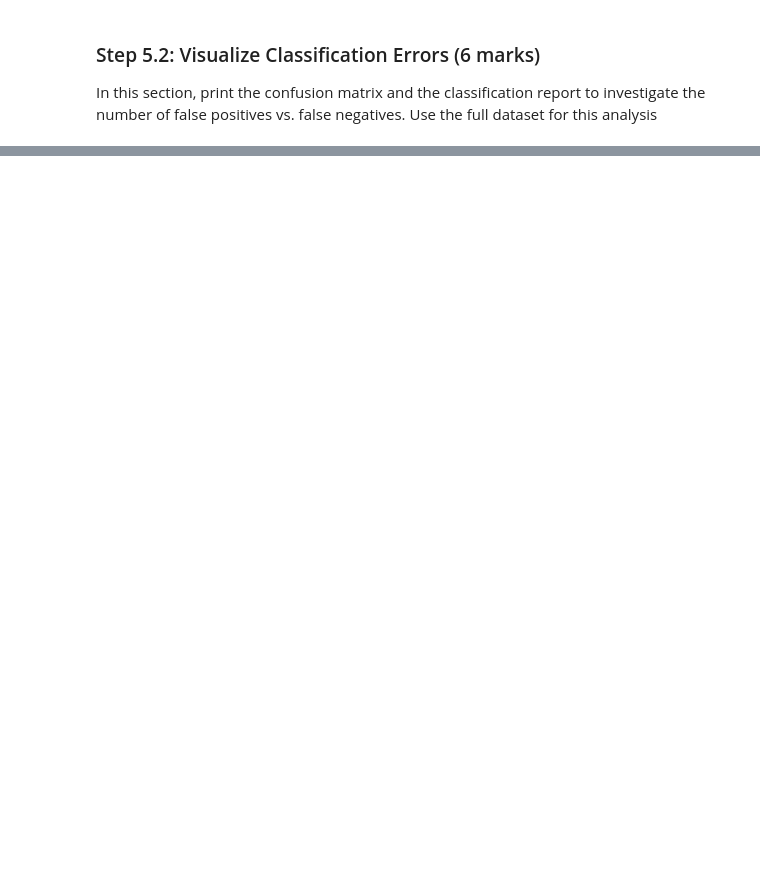
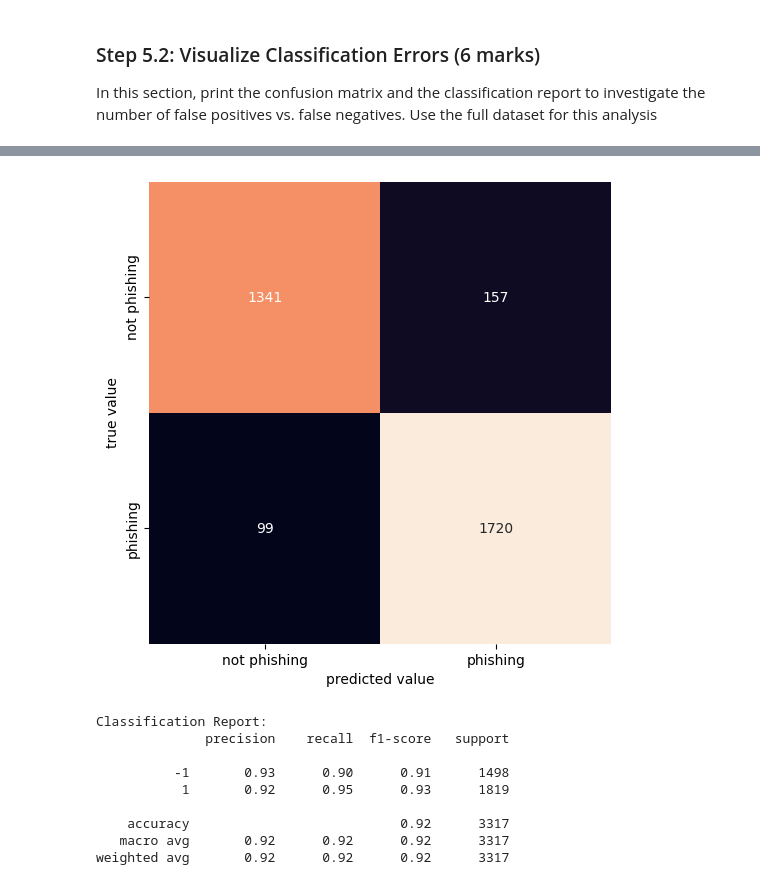
Before and after one commit to ericakuamoah06/engg680_2024_fall, a Jupyter notebook: Lab_Assignment3/Assignment3.ipynb, the cells around one changed output, grey strips where cells are left out. Drawn from its saved outputs; the diff is of its cells as text; code cells hidden in the pictures; blank space fills up the shorter version.

```diff
--- a/Lab_Assignment3/Assignment3.ipynb
+++ b/Lab_Assignment3/Assignment3.ipynb
@@ -503,3 +658,27 @@ plt.ylabel('true value')
+# %%
+# TO DO: Print classification report (2 marks)
+
+plt.figure(figsize=(8, 6))
+sns.heatmap(conf_mat, xticklabels=['not phishing', 'phishing'],
+            yticklabels=['not phishing', 'phishing'],
+            square=True, annot=True, cbar=False, fmt='d')
+plt.xlabel('predicted value')
+plt.ylabel('true value')
+plt.show()
+
+print("\nClassification Report:")
+print(classification_report(y_test, y_pred))
+# %% [output]
+[figure, added]
+Classification Report:
+              precision    recall  f1-score   support
+
+          -1       0.93      0.90      0.91      1498
+           1       0.92      0.95      0.93      1819
+
+    accuracy                           0.92      3317
+   macro avg       0.92      0.92      0.92      3317
+weighted avg       0.92      0.92      0.92      3317
 # %% [markdown]
 ### Questions (11 marks)
 1. Is the dataset imbalanced? Does it affect model performance? (1 mark)
```
Also changed, not shown: parts of 19 cells of this notebook.
